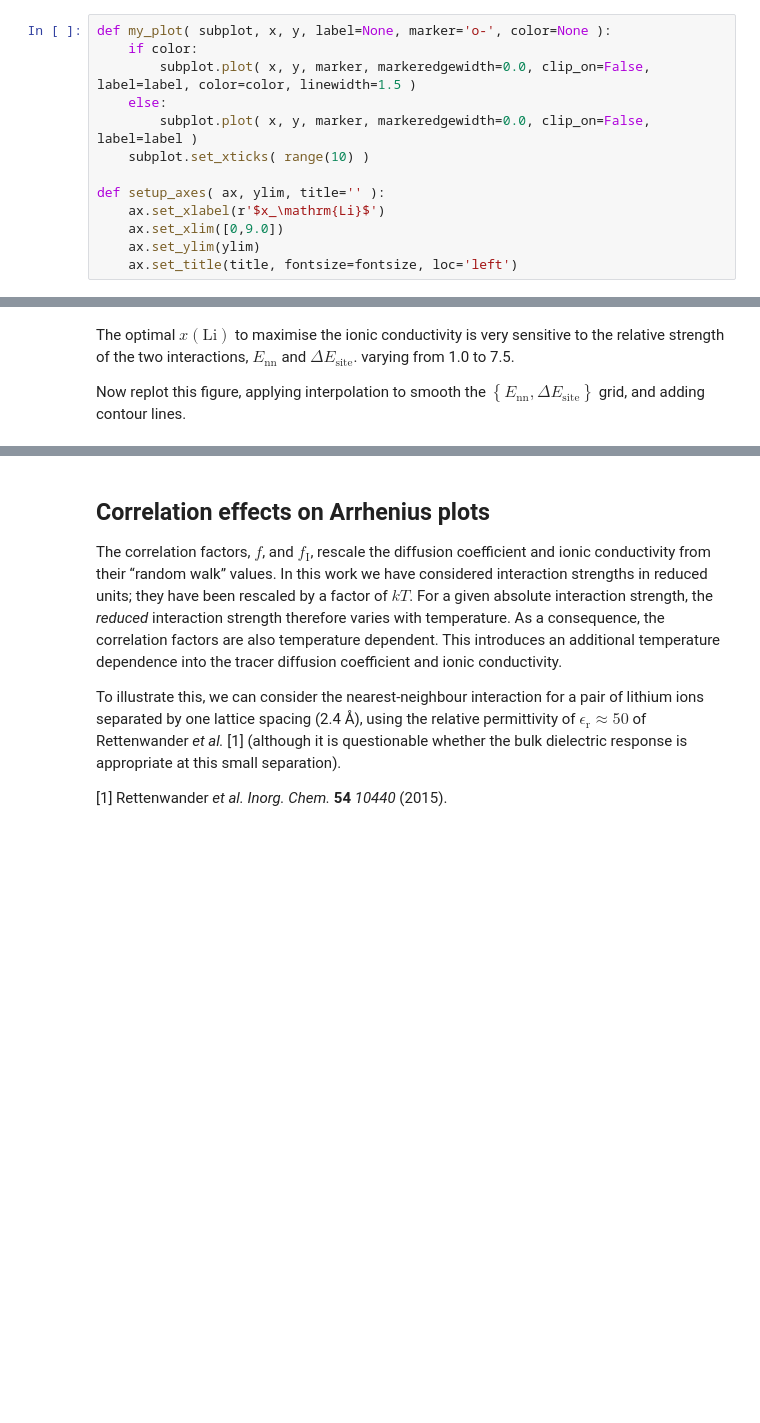
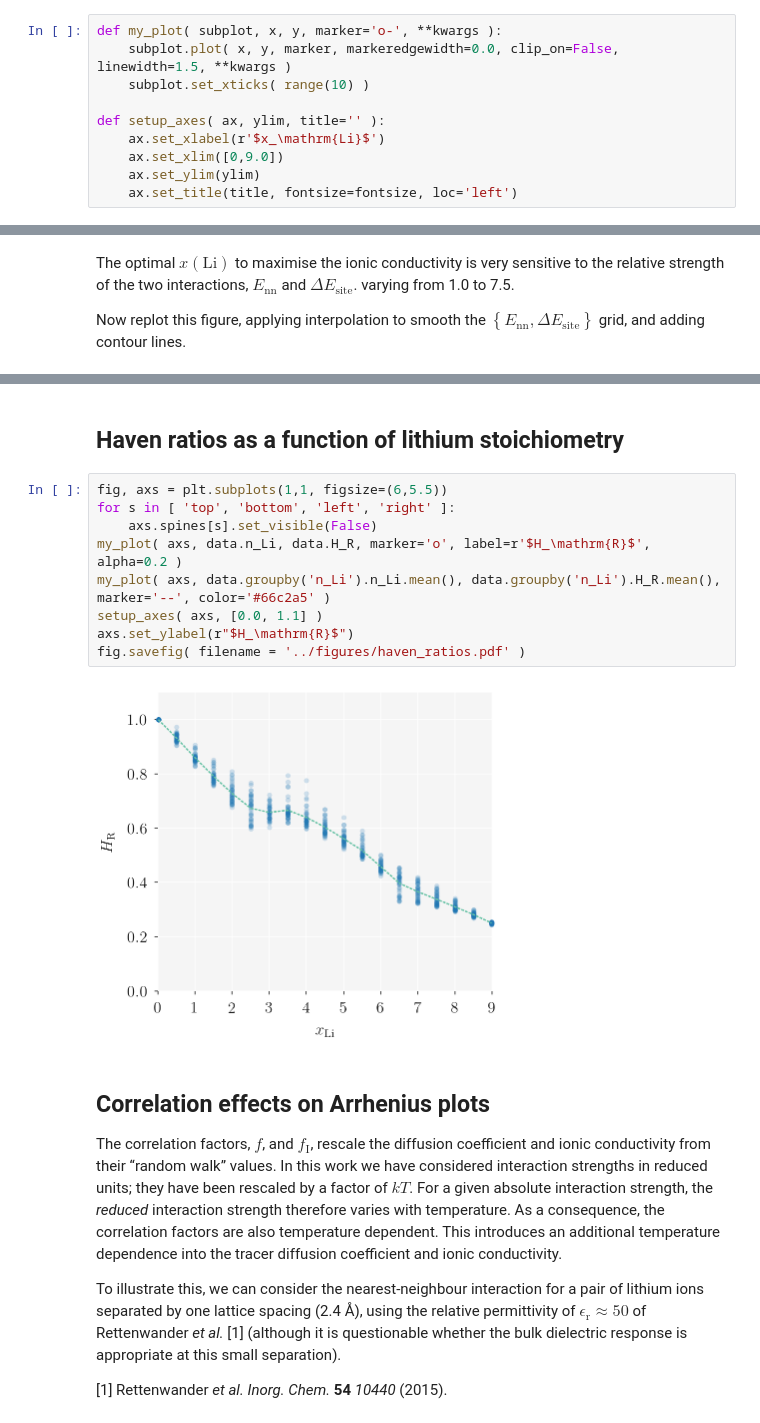
Before and after one commit to bjmorgan/garnet-lgmc-data, a Jupyter notebook: analysis/garnet_LGMC.ipynb, the cells around one changed output, grey strips where cells are left out. Drawn from its saved outputs; the diff is of its cells as text; blank space fills up the shorter version.

```diff
--- a/analysis/garnet_LGMC.ipynb
+++ b/analysis/garnet_LGMC.ipynb
@@ -95,11 +95,8 @@ data.head()
 # %% [markdown]
 Define plotting functions with some defaults.
 # %%
-def my_plot( subplot, x, y, label=None, marker='o-', color=None ):
-    if color:
-        subplot.plot( x, y, marker, markeredgewidth=0.0, clip_on=False, label=label, color=color, linewidth=1.5 )
-    else:
-        subplot.plot( x, y, marker, markeredgewidth=0.0, clip_on=False, label=label )
+def my_plot( subplot, x, y, marker='o-', **kwargs ):
+    subplot.plot( x, y, marker, markeredgewidth=0.0, clip_on=False, linewidth=1.5, **kwargs )
     subplot.set_xticks( range(10) )
 
 def setup_axes( ax, ylim, title='' ):
@@ -468,3 +465,16 @@ fig.savefig( filename = '../figures/max_sigma.pdf' )
+# %% [markdown]
+## Haven ratios as a function of lithium stoichiometry
+# %%
+fig, axs = plt.subplots(1,1, figsize=(6,5.5))
+for s in [ 'top', 'bottom', 'left', 'right' ]:
+    axs.spines[s].set_visible(False)
+my_plot( axs, data.n_Li, data.H_R, marker='o', label=r'$H_\mathrm{R}$', alpha=0.2 )
+my_plot( axs, data.groupby('n_Li').n_Li.mean(), data.groupby('n_Li').H_R.mean(), marker='--', color='#66c2a5' )
+setup_axes( axs, [0.0, 1.1] )
+axs.set_ylabel(r"$H_\mathrm{R}$")
+fig.savefig( filename = '../figures/haven_ratios.pdf' )
+# %% [output]
+[figure, added]
 # %% [markdown]
 ## Correlation effects on Arrhenius plots
 
```
Also changed, not shown: parts of 2 cells of this notebook, 11 other files.
